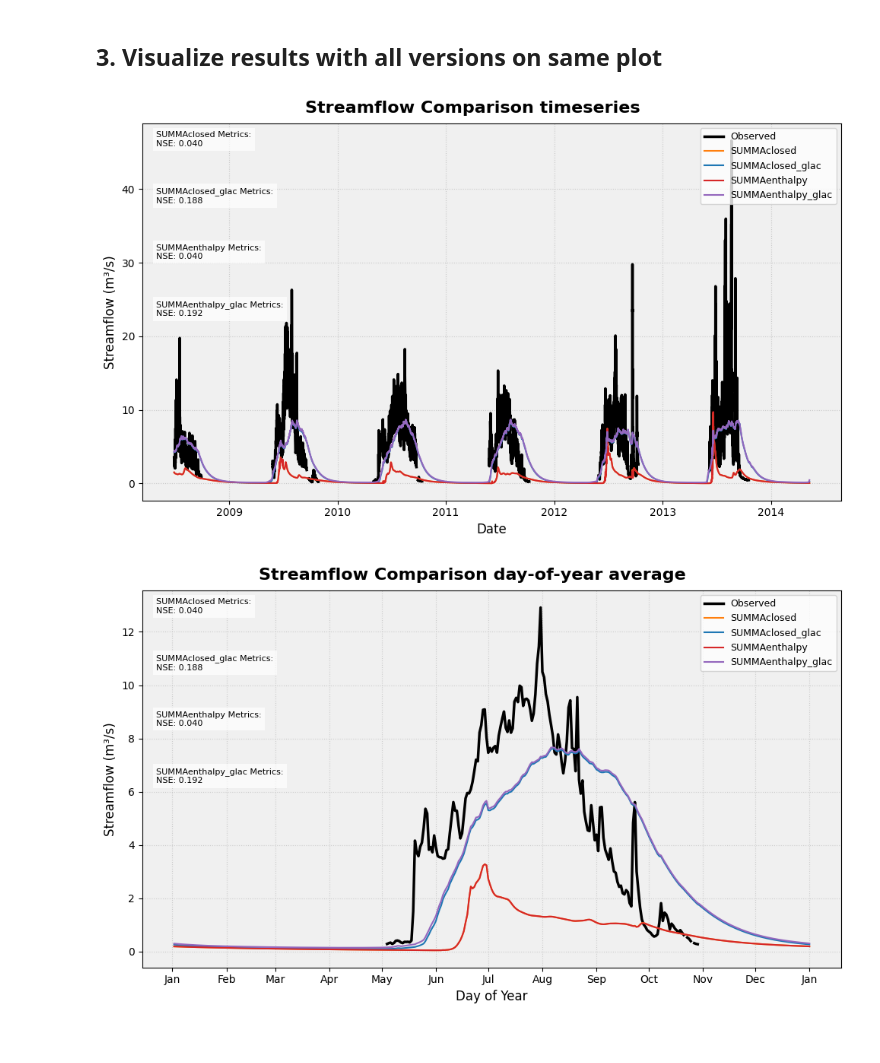
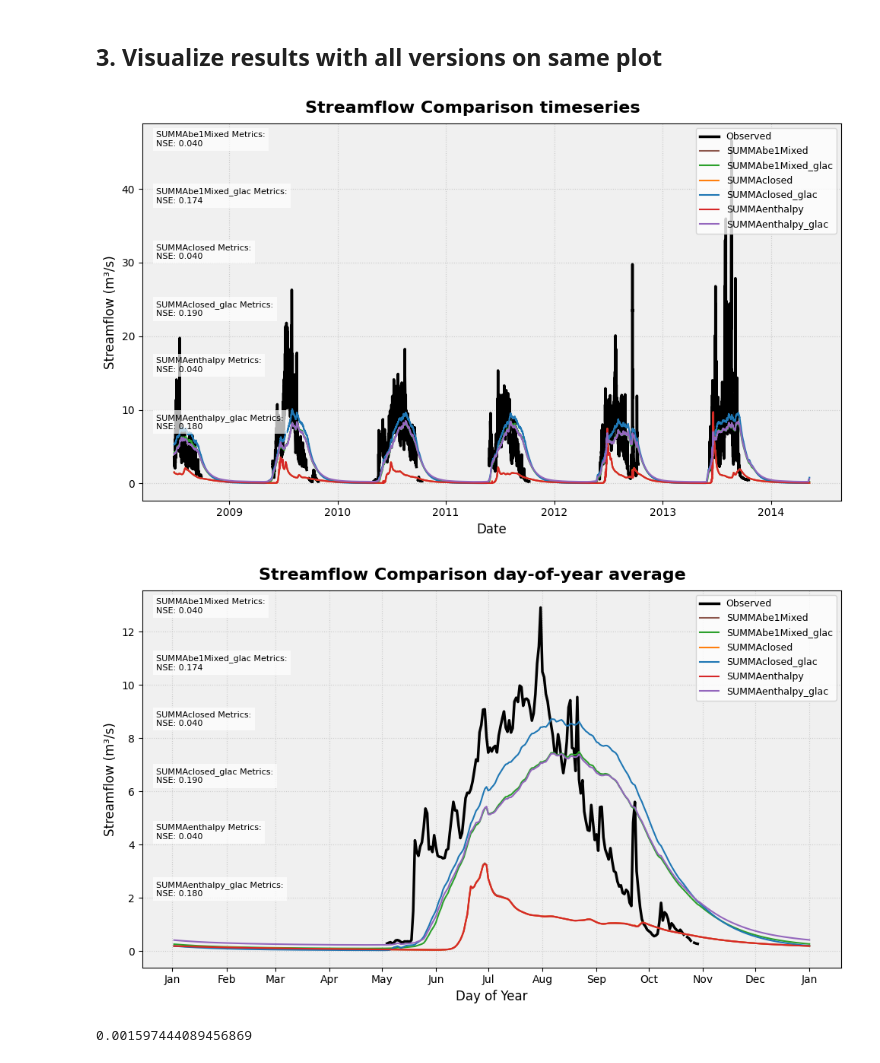
Before and after one commit to ashleymedin/CONFLUENCE, a Jupyter notebook: jupyter notebooks/5_model_initiation/5a_modelInstantiation.ipynb, the cells around one changed output. Cells and saved outputs as stored; diff of their text form; code cells hidden in the pictures.

```diff
--- a/jupyter notebooks/5_model_initiation/5a_modelInstantiation.ipynb
+++ b/jupyter notebooks/5_model_initiation/5a_modelInstantiation.ipynb
@@ -146,15 +146,20 @@ plot_filename = plot_folder / 'streamflow_comparison_all.png'
 plot_filename_wy = plot_folder / 'streamflow_comparison_all_wy.png'
 
 if config['DOMAIN_DEFINITION_METHOD'] != 'lumped':
-    model_outputs_closed   = [(f"{config['HYDROLOGICAL_MODEL']}", str(project_dir / "simulations" / config['EXPERIMENT_ID'] / "mizuRoute" / "sun5_closedForm" / f"{config['EXPERIMENT_ID']}.nc"))]
-    model_outputs_enthalpy = [(f"{config['HYDROLOGICAL_MODEL']}", str(project_dir / "simulations" / config['EXPERIMENT_ID'] / "mizuRoute" / "sun5_enthalpyForm" / f"{config['EXPERIMENT_ID']}.nc"))]
-    model_outputs_glac_closed   = [(f"{config['HYDROLOGICAL_MODEL']}", str(project_dir / "simulations" / f"{config['EXPERIMENT_ID']}_glac" / "mizuRoute" / "sun5_closedForm" / f"{config['EXPERIMENT_ID']}.nc"))]
-    model_outputs_glac_enthalpy = [(f"{config['HYDROLOGICAL_MODEL']}", str(project_dir / "simulations" / f"{config['EXPERIMENT_ID']}_glac"/ "mizuRoute" / "sun5_enthalpyForm" / f"{config['EXPERIMENT_ID']}.nc"))]
+    folder = project_dir / "simulations" / config['EXPERIMENT_ID'] / "mizuRoute"
+    folder_glac = project_dir / "simulations" / f"{config['EXPERIMENT_ID']}_glac" / "mizuRoute"
 else: # lumped domain definition has no routing
-    model_outputs_closed   = [(f"{config['HYDROLOGICAL_MODEL']}", str(project_dir / "simulations" / config['EXPERIMENT_ID'] / config['HYDROLOGICAL_MODEL'] / "sun5_closedForm" / f"{config['EXPERIMENT_ID']}_timestep.nc"))]
-    model_outputs_enthalpy = [(f"{config['HYDROLOGICAL_MODEL']}", str(project_dir / "simulations" / config['EXPERIMENT_ID'] / config['HYDROLOGICAL_MODEL'] / "sun5_enthalpyForm" / f"{config['EXPERIMENT_ID']}_timestep.nc"))]
-    model_outputs_glac_closed   = [(f"{config['HYDROLOGICAL_MODEL']}", str(project_dir / "simulations" / f"{config['EXPERIMENT_ID']}_glac" / config['HYDROLOGICAL_MODEL'] / "sun5_closedForm" / f"{config['EXPERIMENT_ID']}_timestep.nc"))]
-    model_outputs_glac_enthalpy = [(f"{config['HYDROLOGICAL_MODEL']}", str(project_dir / "simulations" / f"{config['EXPERIMENT_ID']}_glac" / config['HYDROLOGICAL_MODEL'] / "sun5_enthalpyForm" / f"{config['EXPERIMENT_ID']}_timestep.nc"))]
+    folder = project_dir / "simulations" / f"{config['EXPERIMENT_ID']}" / config['HYDROLOGICAL_MODEL']
+    folder_glac = project_dir / "simulations" / f"{config['EXPERIMENT_ID']}_glac" / config['HYDROLOGICAL_MODEL']
+model_outputs_sunclosed   = [(f"{config['HYDROLOGICAL_MODEL']}", str(folder / "sun5_closedForm" / f"{config['EXPERIMENT_ID']}_timestep.nc"))]
+model_outputs_sunenthalpy = [(f"{config['HYDROLOGICAL_MODEL']}", str(folder / "sun5_enthalpyForm" / f"{config['EXPERIMENT_ID']}_timestep.nc"))]
+model_outputs_glac_sunclosed   = [(f"{config['HYDROLOGICAL_MODEL']}", str(folder_glac / "sun5_closedForm" / f"{config['EXPERIMENT_ID']}_timestep.nc"))]
+model_outputs_glac_sunenthalpy = [(f"{config['HYDROLOGICAL_MODEL']}", str(folder_glac / "sun5_enthalpyForm" / f"{config['EXPERIMENT_ID']}_timestep.nc"))]
+model_outputs_beclosed   = [(f"{config['HYDROLOGICAL_MODEL']}", str(folder / "be1_closedForm" / f"{config['EXPERIMENT_ID']}_timestep.nc"))]
+model_outputs_beenthalpy = [(f"{config['HYDROLOGICAL_MODEL']}", str(folder / "be1_enthalpyForm" / f"{config['EXPERIMENT_ID']}_timestep.nc"))]
+model_outputs_glac_beclosed   = [(f"{config['HYDROLOGICAL_MODEL']}", str(folder_glac / "be1_closedForm" / f"{config['EXPERIMENT_ID']}_timestep.nc"))]
+model_outputs_glac_beenthalpy = [(f"{config['HYDROLOGICAL_MODEL']}", str(folder_glac / "be1_enthalpyForm" / f"{config['EXPERIMENT_ID']}_timestep.nc"))]
+
 
 obs_files = [('Observed', str(project_dir / "observations" / "streamflow" / "preprocessed" / f"{config.get('DOMAIN_NAME')}_streamflow_processed.csv"))]
 # %%
@@ -211,9 +216,9 @@ def _add_overall_metrics(ax, obs_data, sim_data):
 # %%
 # Read simulation data first
 sim_data = []
-name = ["closed","closed_glac","enthalpy", "enthalpy_glac"]
+name = ["be1Mixed","be1Mixed_glac","closed","closed_glac","enthalpy", "enthalpy_glac"]
 #name = ["", "glac"]
-for i, model_output in enumerate([model_outputs_closed, model_outputs_glac_closed, model_outputs_enthalpy, model_outputs_glac_enthalpy]):
+for i, model_output in enumerate([ model_outputs_beenthalpy, model_outputs_glac_beenthalpy, model_outputs_sunclosed, model_outputs_glac_sunclosed, model_outputs_sunenthalpy, model_outputs_glac_sunenthalpy]):
 #for i, model_output in enumerate([model_outputs_enthalpy, model_outputs_glac_enthalpy]):
     for sim_name, sim_file in model_output:
         ds = xr.open_mfdataset(sim_file, engine='netcdf4')
@@ -262,38 +267,38 @@ fig.suptitle("Streamflow Comparison timeseries", fontsize=16, fontweight='bold')
 # Plot time series
 #colors = ['#1f77b4', '#ff7f0e', '#2ca02c', '#d62728', '#9467bd', '#8c564b']
 #linestyles = ['--', '-.', '-', ':', (0, (3, 5, 1, 5)), (0, (5, 10))]
-colors = ['#ff7f0e', '#1f77b4', '#d62728', '#9467bd']
-linestyles = ['-', '-', '-', '-']
+colors = [ '#8c564b', '#2ca02c','#ff7f0e', '#1f77b4', '#d62728', '#9467bd']
+linestyles = ['-', '-', '-', '-','-', '-']
 
 # Plot observations if available
 if obs_data:
     for obs_name, obs in obs_data:
         ax1.plot(obs.index, obs, label=f'{obs_name}', color='black', linewidth=2.5)
 
 # Plot simulations
 for (sim_name, sim), color, linestyle in zip(sim_data, colors, linestyles):
     ax1.plot(sim.index, sim[var], label=f'{sim_name}',
             color=color, linestyle=linestyle, linewidth=1.5)
 # Add metrics if observations are available
 if obs_data:
     _add_overall_metrics(ax1, obs_data, sim_data)
 
 ax1.set_xlabel('Date', fontsize=12)
 ax1.set_ylabel('Streamflow (m³/s)', fontsize=12)
 ax1.legend(loc='upper right', fontsize=9)
 ax1.grid(True, linestyle=':', alpha=0.6)
 ax1.set_facecolor('#f0f0f0')
 ax1.xaxis.set_major_locator(mdates.YearLocator())
 ax1.xaxis.set_major_formatter(mdates.DateFormatter('%Y'))
 
 plt.tight_layout()
 plt.subplots_adjust(top=0.93)
 plt.show()
 
 # Save the plot
 fig.savefig(plot_filename, dpi=300, bbox_inches='tight')
 # %% [output]
-[figure, old version]
+[figure, new version]
 # %%
 # Create plot
 fig, ax1 = plt.subplots(figsize=(10, 6))
@@ -333,4 +338,8 @@ plt.show()
 # Save the plot
 fig.savefig(plot_filename_wy, dpi=300, bbox_inches='tight')
 # %% [output]
-[figure, old version]
+[figure, new version]
+# %%
+1 / ( 1 + (500*( .1 ))**2 )
+# %% [output]
+0.001597444089456869
```
Also changed, not shown: 1 other file.
